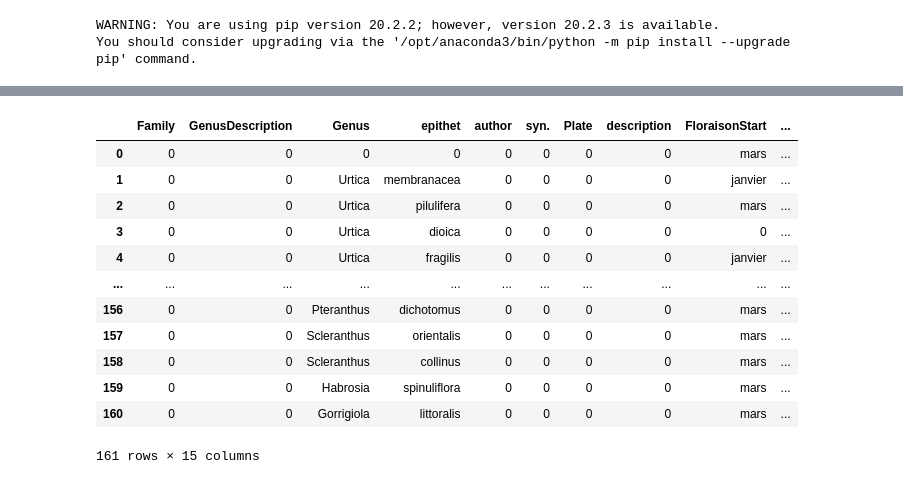
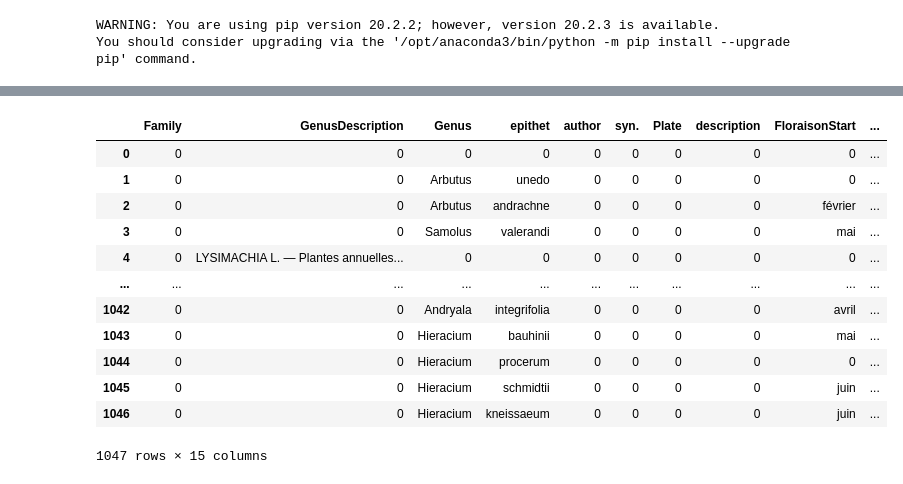
Before and after one commit to aculich/extract-flora, a Jupyter notebook: extract-flora-lucywan.ipynb, the cells around one changed output, grey strips where cells are left out. Cells and saved outputs as stored; diff of their text form; code cells hidden in the pictures.

```diff
--- a/extract-flora-lucywan.ipynb
+++ b/extract-flora-lucywan.ipynb
@@ -289,7 +289,7 @@ def off():
 #line below only used for testing (ignore)
 df = pd.DataFrame(columns = ["page","text", "face", "h1", "h2", "l", "r"])
 #iterates through pages in specified range
-for page in (doc[x] for x in range(450,530)):
+for page in (doc[x] for x in range(8,554)):
 
     # read page text as a dictionary, suppressing extra spaces in CJK fonts
     blocks = page.getText("dict", flags=11)["blocks"]
@@ -411,7 +411,7 @@ for page in (doc[x] for x in range(450,530)):
                 elif onGeo: #true if previous text was part of Geography
                     if isHeader(s["text"]) or isPageNum(s["text"]): #if text is header or page number pass over it
                         continue
-                    if prev_height > box[1] and abs(box[0] - indent) < 1: #this line errors (initialize prev_height), purpose is to
+#                    if prev_height > box[1] and abs(box[0] - indent) < 1: #this line errors (initialize prev_height), purpose is to
                         onGeo = False
                         frame.iloc[-1]['Notes'] = s["text"] #move onto notes
                         onNotes = True
@@ -460,45 +460,45 @@ for page in (doc[x] for x in range(450,530)):
                                 lis = lis[1:]
                                 floriCount += 1
                         else:
                             frame.iloc[-1]['FloraisonNotes'] = sent #adds rest of text to Floraison Notes
                             floriCount += 1
                 elif isFlori(s["text"], face): #is floraison
                     lis = s["text"].split()[1:] #remove first part
                     sent = s["text"]
                     sent = sent[sent.find(" ") + 1:] #text after first space
                     floriCount += 1
                     if lis:
                         if "-" in lis[0]: #split according to date
                             months = lis[0].split("-")
                             frame.iloc[-1]['FloraisonStart'] = months[0]
                             frame.iloc[-1]['FloraisonEnd'] = months[1][:-1]
                             lis = lis[1:]
                             sent = sent[sent.find(" ") + 1:]
                         floriCount += 1
                     if lis:
                         frame.iloc[-1]['FloraisonNotes'] = sent
                         floriCount += 1
 
 
 
 
 # print(item)
 # print(arr)
 frame
 # %% [output]
 |  | Family | GenusDescription | Genus | epithet | author | syn. | Plate | description | FloraisonStart | ... |
-| 0 | 0 | 0 | 0 | 0 | 0 | 0 | 0 | 0 | mars | ... |
-| 1 | 0 | 0 | Urtica | membranacea | 0 | 0 | 0 | 0 | janvier | ... |
-| 2 | 0 | 0 | Urtica | pilulifera | 0 | 0 | 0 | 0 | mars | ... |
-| 3 | 0 | 0 | Urtica | dioica | 0 | 0 | 0 | 0 | 0 | ... |
-| 4 | 0 | 0 | Urtica | fragilis | 0 | 0 | 0 | 0 | janvier | ... |
+| 0 | 0 | 0 | 0 | 0 | 0 | 0 | 0 | 0 | 0 | ... |
+| 1 | 0 | 0 | Arbutus | unedo | 0 | 0 | 0 | 0 | 0 | ... |
+| 2 | 0 | 0 | Arbutus | andrachne | 0 | 0 | 0 | 0 | février | ... |
+| 3 | 0 | 0 | Samolus | valerandi | 0 | 0 | 0 | 0 | mai | ... |
+| 4 | 0 | LYSIMACHIA L. — Plantes annuelles... | 0 | 0 | 0 | 0 | 0 | 0 | 0 | ... |
 | ... | ... | ... | ... | ... | ... | ... | ... | ... | ... | ... |
-| 156 | 0 | 0 | Pteranthus | dichotomus | 0 | 0 | 0 | 0 | mars | ... |
-| 157 | 0 | 0 | Scleranthus | orientalis | 0 | 0 | 0 | 0 | mars | ... |
-| 158 | 0 | 0 | Scleranthus | collinus | 0 | 0 | 0 | 0 | mars | ... |
-| 159 | 0 | 0 | Habrosia | spinuliflora | 0 | 0 | 0 | 0 | mars | ... |
-| 160 | 0 | 0 | Gorrigiola | littoralis | 0 | 0 | 0 | 0 | mars | ... |
+| 1042 | 0 | 0 | Andryala | integrifolia | 0 | 0 | 0 | 0 | avril | ... |
+| 1043 | 0 | 0 | Hieracium | bauhinii | 0 | 0 | 0 | 0 | mai | ... |
+| 1044 | 0 | 0 | Hieracium | procerum | 0 | 0 | 0 | 0 | 0 | ... |
+| 1045 | 0 | 0 | Hieracium | schmidtii | 0 | 0 | 0 | 0 | juin | ... |
+| 1046 | 0 | 0 | Hieracium | kneissaeum | 0 | 0 | 0 | 0 | juin | ... |
-161 rows × 15 columns
+1047 rows × 15 columns
 # %%
 frame.to_csv("notes5.csv")
 # %%
```
Also changed, not shown: parts of 3 cells of this notebook, 6 other files.
